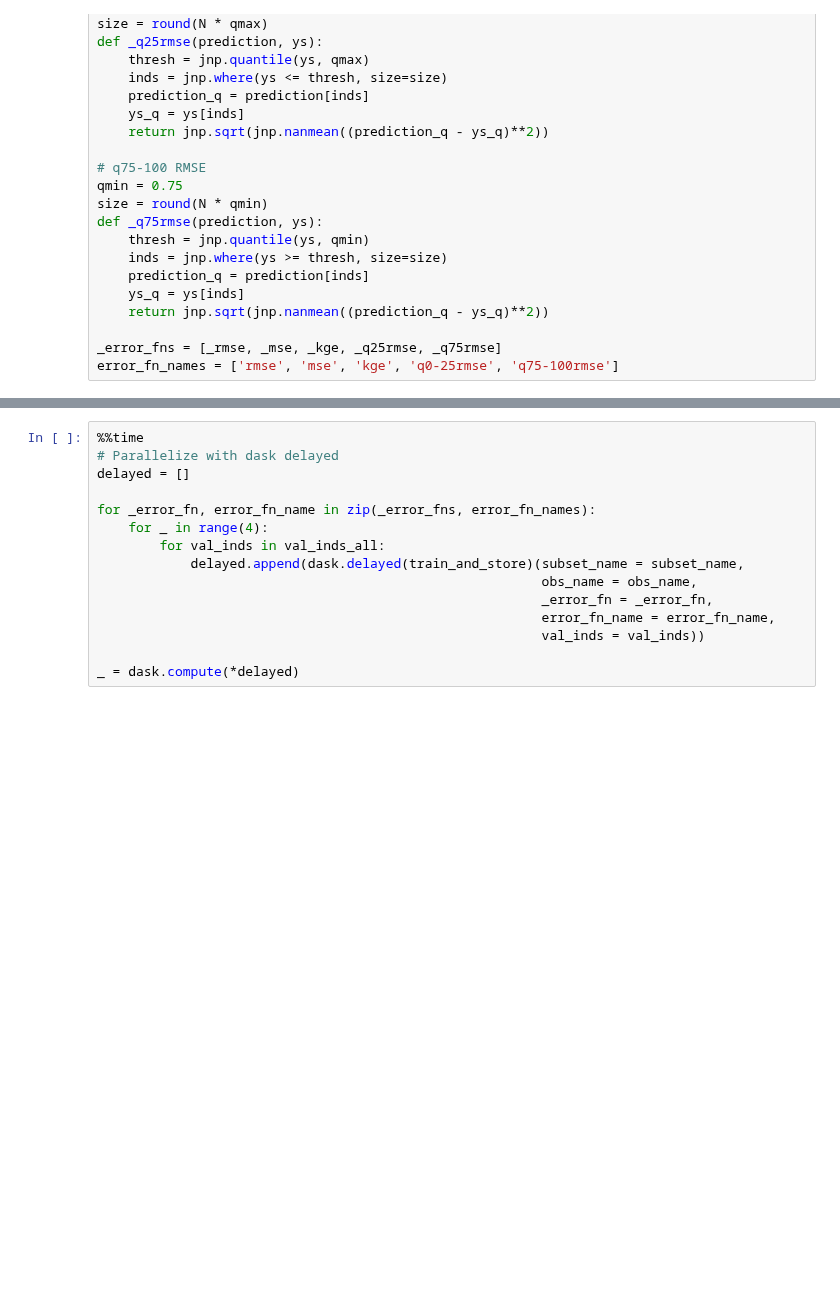
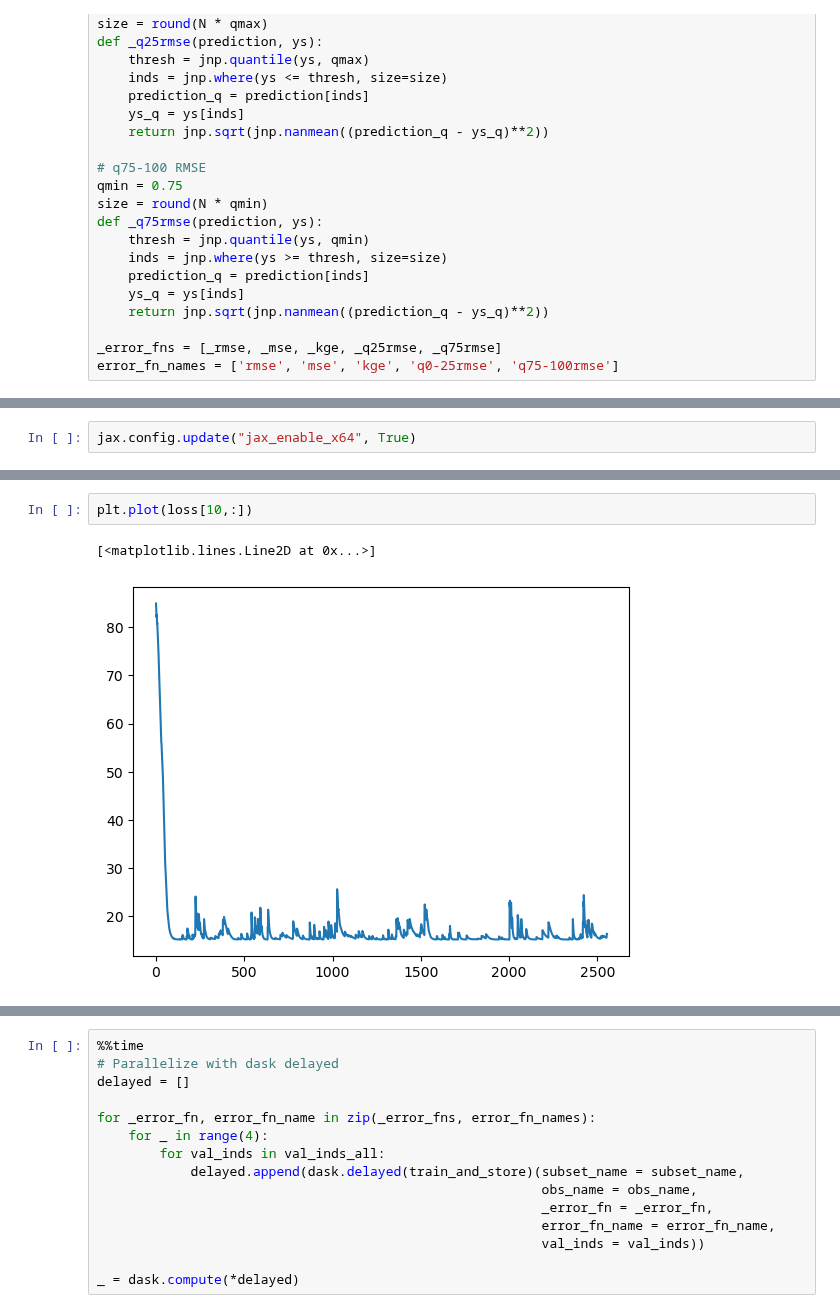
Before and after one commit to david0811/lafferty-etal-2024-tbd, a Jupyter notebook: code/02a_WBM_calibration.ipynb, the cells around one changed output, grey strips where cells are left out. Cells and saved outputs as stored; diff of their text form; blank space fills up the shorter version.

```diff
--- a/code/02a_WBM_calibration.ipynb
+++ b/code/02a_WBM_calibration.ipynb
@@ -272,0 +1270,2 @@ error_fn_names = ['rmse', 'mse', 'kge', 'q0-25rmse', 'q75-100rmse']
+# %%
+jax.config.update("jax_enable_x64", True)
@@ -272,0 +1599,5 @@ error_fn_names = ['rmse', 'mse', 'kge', 'q0-25rmse', 'q75-100rmse']
+# %%
+plt.plot(loss[10,:])
+# %% [output]
+[<matplotlib.lines.Line2D at 0x...>]
+[figure, added]
```
Also changed, not shown: parts of 84 cells of this notebook, 10 other files.
